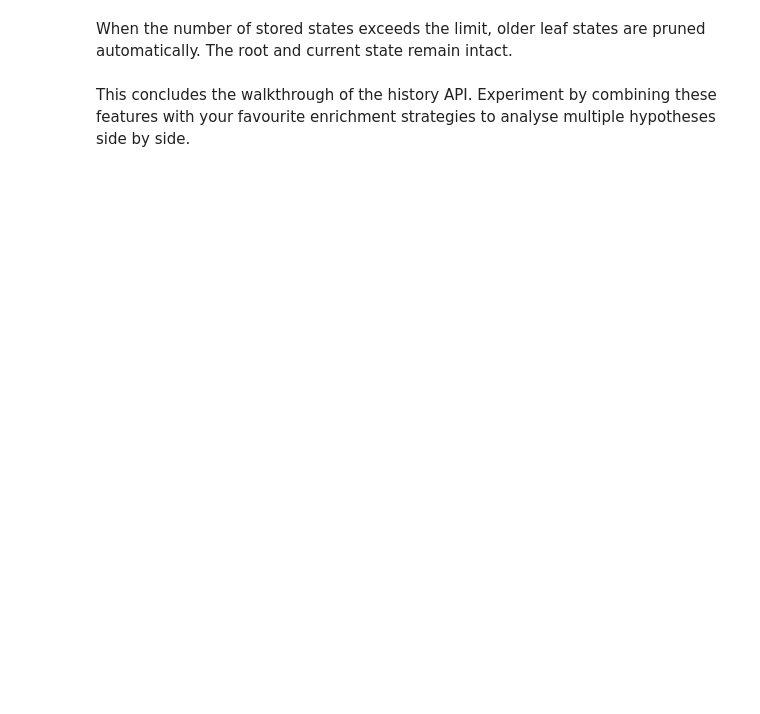
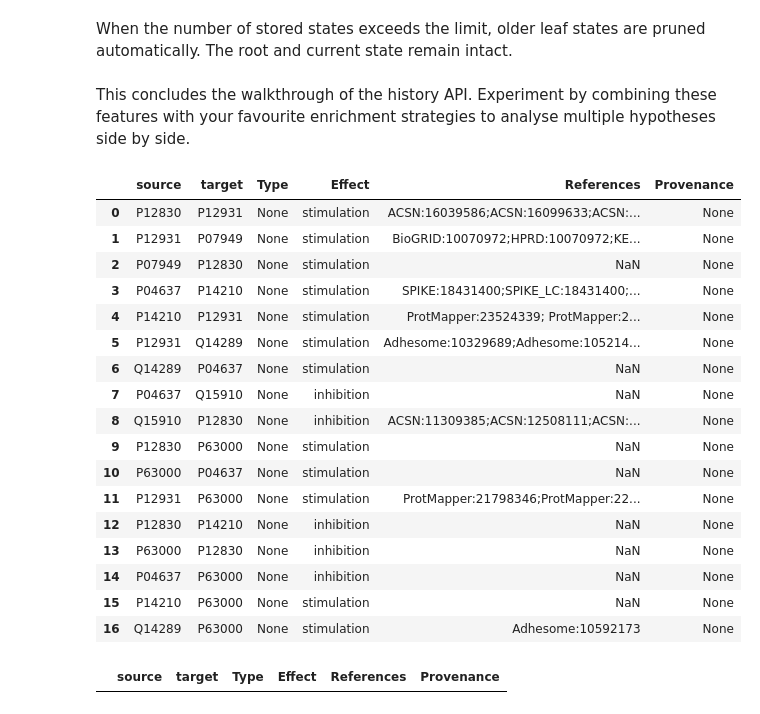
Before and after one commit to sysbio-curie/Neko, a Jupyter notebook: notebooks/11_network_history.ipynb, the cells around one changed output. Cells and saved outputs as stored; diff of their text form; code cells hidden in the pictures; blank space fills up the shorter version.

```diff
--- a/notebooks/11_network_history.ipynb
+++ b/notebooks/11_network_history.ipynb
@@ -86,3 +127,5 @@ net.list_states()
 When the number of stored states exceeds the limit, older leaf states are pruned automatically. The root and current state remain intact.
 # %% [markdown]
 This concludes the walkthrough of the history API. Experiment by combining these features with your favourite enrichment strategies to analyse multiple hypotheses side by side.
+# %%
+net = Network(initial_nodes=["SRC", "CDH1", "TP53"], resources="omnipath")
@@ -88,0 +134,21 @@ This concludes the walkthrough of the history API. Experiment by combining these
+# %%
+net.edges
+# %% [output]
+|  | source | target | Type | Effect | References | Provenance |
+| 0 | P12830 | P12931 | None | stimulation | ACSN:16039586;ACSN:16099633;ACSN:... | None |
+| 1 | P12931 | P07949 | None | stimulation | BioGRID:10070972;HPRD:10070972;KE... | None |
+| 2 | P07949 | P12830 | None | stimulation | NaN | None |
+| 3 | P04637 | P14210 | None | stimulation | SPIKE:18431400;SPIKE_LC:18431400;... | None |
+| 4 | P14210 | P12931 | None | stimulation | ProtMapper:23524339; ProtMapper:2... | None |
+| 5 | P12931 | Q14289 | None | stimulation | Adhesome:10329689;Adhesome:105214... | None |
+| 6 | Q14289 | P04637 | None | stimulation | NaN | None |
+| 7 | P04637 | Q15910 | None | inhibition | NaN | None |
+| 8 | Q15910 | P12830 | None | inhibition | ACSN:11309385;ACSN:12508111;ACSN:... | None |
+| 9 | P12830 | P63000 | None | stimulation | NaN | None |
+| 10 | P63000 | P04637 | None | stimulation | NaN | None |
+| 11 | P12931 | P63000 | None | stimulation | ProtMapper:21798346;ProtMapper:22... | None |
+| 12 | P12830 | P14210 | None | inhibition | NaN | None |
+| 13 | P63000 | P12830 | None | inhibition | NaN | None |
+| 14 | P04637 | P63000 | None | inhibition | NaN | None |
+| 15 | P14210 | P63000 | None | stimulation | NaN | None |
+| 16 | Q14289 | P63000 | None | stimulation | Adhesome:10592173 | None |
@@ -88,0 +157,4 @@ This concludes the walkthrough of the history API. Experiment by combining these
+# %%
+net.edges
+# %% [output]
+|  | source | target | Type | Effect | References | Provenance |
```
Also changed, not shown: parts of 29 cells of this notebook, 2 other files.
